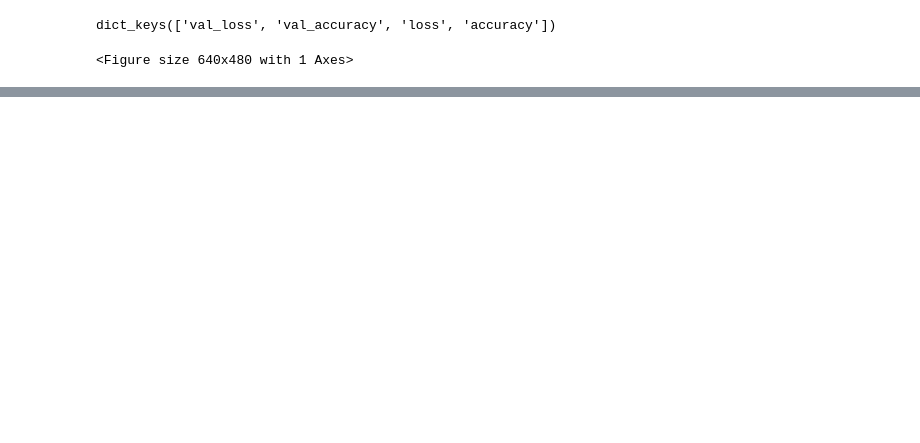
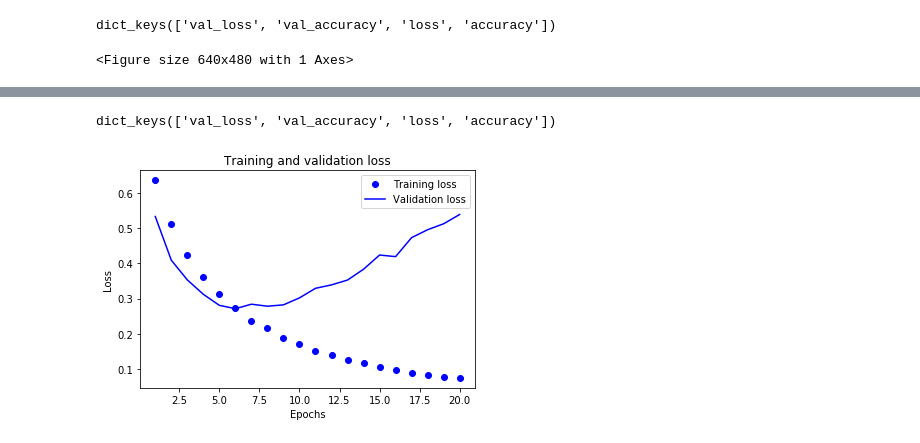
Before and after one commit to ariel055132/Deep_learning, a Jupyter notebook: Classifying_movie_reviews.ipynb, the cells around one changed output, grey strips where cells are left out. Saved outputs shown, nothing was run; the diff lists cells and outputs as text; code cells hidden in the pictures; blank space fills up the shorter version.

```diff
--- a/Classifying_movie_reviews.ipynb
+++ b/Classifying_movie_reviews.ipynb
@@ -217,0 +218,17 @@ results
+# %%
+# Use dropout to decrease overfitting
+model = models.Sequential()
+model.add(layers.Dense(16, activation='relu', input_shape=(10000, )))
+# Dropped half of the units
+model.add(layers.Dropout(0.5))
+model.add(layers.Dense(16, activation='relu'))
+model.add(layers.Dropout(0.5))
+model.add(layers.Dense(1, activation='sigmoid'))
+model.compile(optimizer='rmsprop',
+              loss='binary_crossentropy',
+              metrics=['accuracy'])
+history2 = model.fit(partial_x_train,
+                     partial_y_train,
+                     epochs=20,
+                     batch_size=512,
+                     validation_data=(x_val, y_val))
@@ -217,0 +253,24 @@ results
+# %%
+# model.fit() returns a History object. It object has a member history.
+history_dict = history2.history
+history_dict.keys()
+# %% [output]
+dict_keys(['val_loss', 'val_accuracy', 'loss', 'accuracy'])
+# %%
+# Do the same thing in the above
+acc = history2.history['accuracy']
+val_acc = history2.history['val_accuracy']
+loss = history2.history['loss']
+val_loss = history2.history['val_loss']
+epochs = range(1, len(acc)+1)
+# %%
+# Plot the training and validation loss side by side again
+plt.plot(epochs, loss, 'bo', label='Training loss')
+plt.plot(epochs, val_loss, 'b', label='Validation loss')
+plt.title('Training and validation loss')
+plt.xlabel('Epochs')
+plt.ylabel('Loss')
+plt.legend()
+plt.show()
+# %% [output]
+[figure, added]
```
Also changed, not shown: parts of 7 cells of this notebook.
